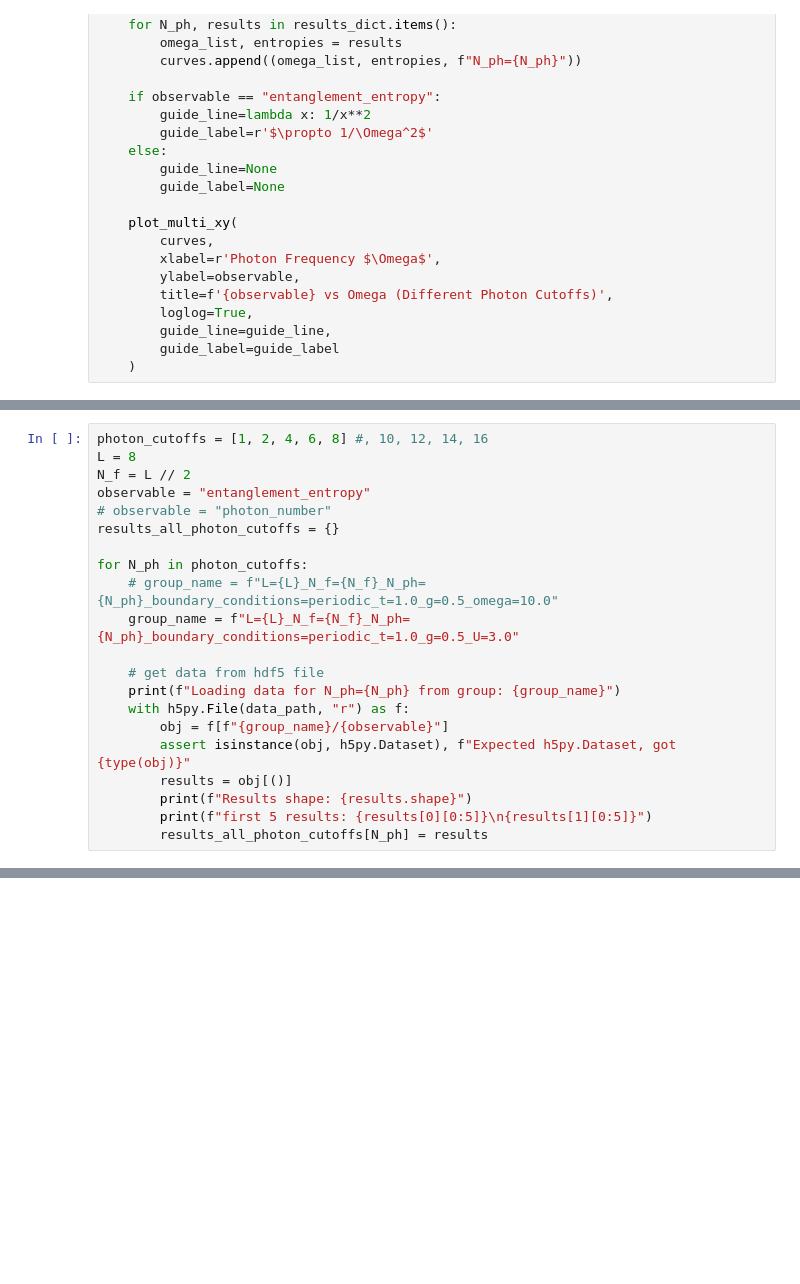
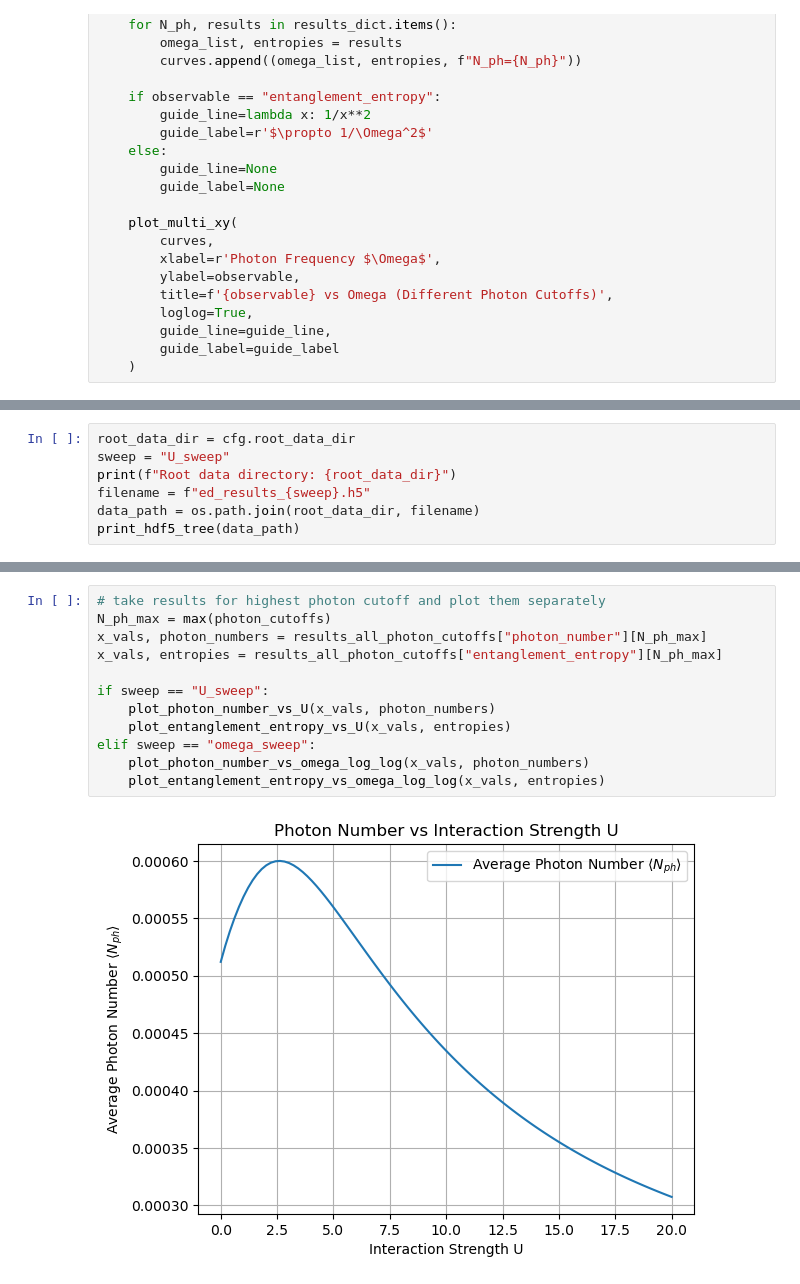
Before and after one commit to FerdinandToelkes/xxz_cavity, a Jupyter notebook: scripts/exact_diagonalization/analysis_notebook.ipynb, the cells around one changed output, grey strips where cells are left out. Cells and saved outputs as stored; diff of their text form; blank space fills up the shorter version.

```diff
--- a/scripts/exact_diagonalization/analysis_notebook.ipynb
+++ b/scripts/exact_diagonalization/analysis_notebook.ipynb
@@ -260,21 +255,0 @@ L=8_N_f=4_N_ph=8_boundary_conditions=periodic_t=1.0_g=0.5_U=3.0/photon_number
-# %%
-photon_cutoffs = [1, 2, 4, 6, 8] #, 10, 12, 14, 16
-L = 8
-N_f = L // 2
-observable = "entanglement_entropy"
-# observable = "photon_number"
-results_all_photon_cutoffs = {}
-
-for N_ph in photon_cutoffs:
-    # group_name = f"L={L}_N_f={N_f}_N_ph={N_ph}_boundary_conditions=periodic_t=1.0_g=0.5_omega=10.0"
-    group_name = f"L={L}_N_f={N_f}_N_ph={N_ph}_boundary_conditions=periodic_t=1.0_g=0.5_U=3.0"
-
-    # get data from hdf5 file
-    print(f"Loading data for N_ph={N_ph} from group: {group_name}")
-    with h5py.File(data_path, "r") as f:
-        obj = f[f"{group_name}/{observable}"]
-        assert isinstance(obj, h5py.Dataset), f"Expected h5py.Dataset, got {type(obj)}"
-        results = obj[()]
-        print(f"Results shape: {results.shape}")
-        print(f"first 5 results: {results[0][0:5]}\n{results[1][0:5]}")
-        results_all_photon_cutoffs[N_ph] = results
@@ -310,0 +256,7 @@ loglog_plot_observable_vs_omega_multi(results_all_photon_cutoffs, observable=obs
+# %%
+root_data_dir = cfg.root_data_dir
+sweep = "U_sweep"
+print(f"Root data directory: {root_data_dir}")
+filename = f"ed_results_{sweep}.h5"
+data_path = os.path.join(root_data_dir, filename)
+print_hdf5_tree(data_path)
@@ -310,0 +317,14 @@ loglog_plot_observable_vs_omega_multi(results_all_photon_cutoffs, observable=obs
+# %%
+# take results for highest photon cutoff and plot them separately
+N_ph_max = max(photon_cutoffs)
+x_vals, photon_numbers = results_all_photon_cutoffs["photon_number"][N_ph_max]
+x_vals, entropies = results_all_photon_cutoffs["entanglement_entropy"][N_ph_max]
+
+if sweep == "U_sweep":
+    plot_photon_number_vs_U(x_vals, photon_numbers)
+    plot_entanglement_entropy_vs_U(x_vals, entropies)
+elif sweep == "omega_sweep":
+    plot_photon_number_vs_omega_log_log(x_vals, photon_numbers)
+    plot_entanglement_entropy_vs_omega_log_log(x_vals, entropies)
+# %% [output]
+[figure, added]
```
Also changed, not shown: parts of 16 cells of this notebook, 5 other files.
